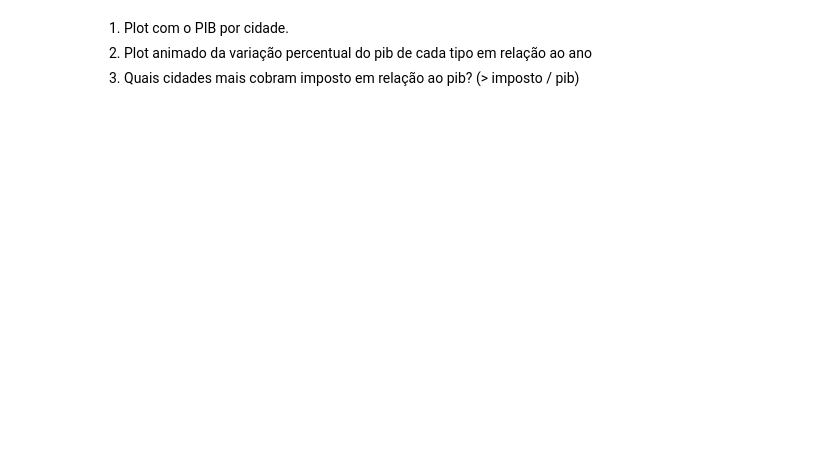
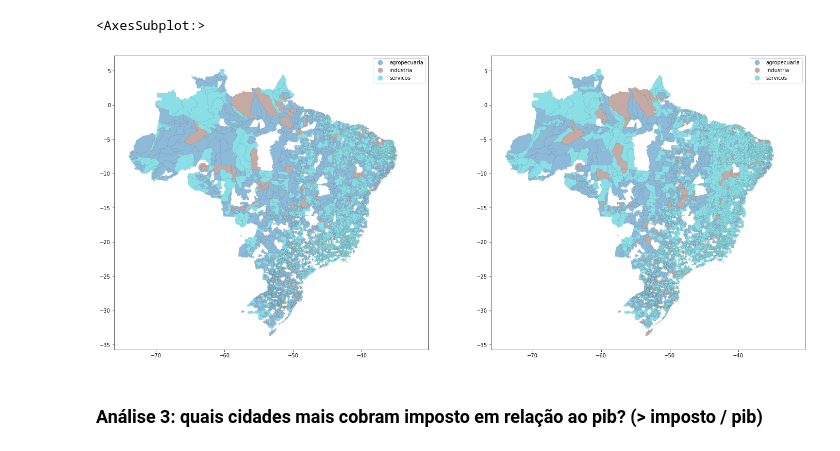
Before and after one commit to juanbelieni/fgv-bd-a2, a Jupyter notebook: trabalho.ipynb, the cells around one changed output. Drawn from its saved outputs; the diff is of its cells as text; code cells hidden in the pictures; blank space fills up the shorter version.

```diff
--- a/trabalho.ipynb
+++ b/trabalho.ipynb
@@ -41,4 +47,3 @@ import matplotlib.pyplot as plt
 # %%
-# Abrindo a conexação com os Dados
-
-cnx = mysql.connector.connect(user="root", password="M0m0c0f0", database="brazil", host="localhost")
+# Conectando ao banco de dados
+cnx = mysql.connector.connect(user="root", password="docker", database="brazil", host="mysql")
@@ -66,4 +89,29 @@ plt.show()
+# %%
+# Criando uma coluna nova para o setor com mais participação
+df2['maior_setor'] = df2[['agropecuaria', 'industria', 'servicos']].idxmax(axis=1)
+
+# Plotando 2 mapas com a maior setor em cada ano
+fig, ax = plt.subplots(1, 2, figsize=(24, 12))
+
+df2[df2['ano'] == 2002].plot(
+    column='maior_setor',
+    legend=True,
+    ax=ax[0],
+    edgecolor='black',
+    linewidth=0.1,
+    alpha=0.5
+)
+
+df2[df2['ano'] == 2018].plot(
+    column='maior_setor',
+    legend=True,
+    ax=ax[1],
+    edgecolor='black',
+    linewidth=0.1,
+    alpha=0.5
+)
+# %% [output]
+<AxesSubplot:>
+[figure, added]
 # %% [markdown]
-1. Plot com o PIB por cidade.
-2. Plot animado da variação percentual do pib de cada tipo em relação ao ano
-3. Quais cidades mais cobram imposto em relação ao pib? (> imposto / pib)
+### Análise 3: quais cidades mais cobram imposto em relação ao pib? (> imposto / pib)
```
Also changed, not shown: parts of 17 cells of this notebook.
